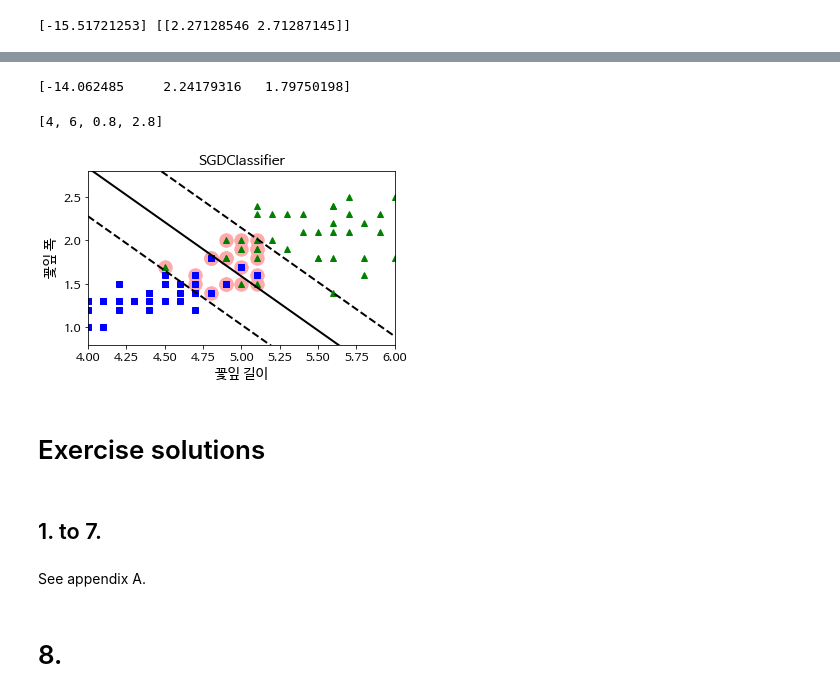
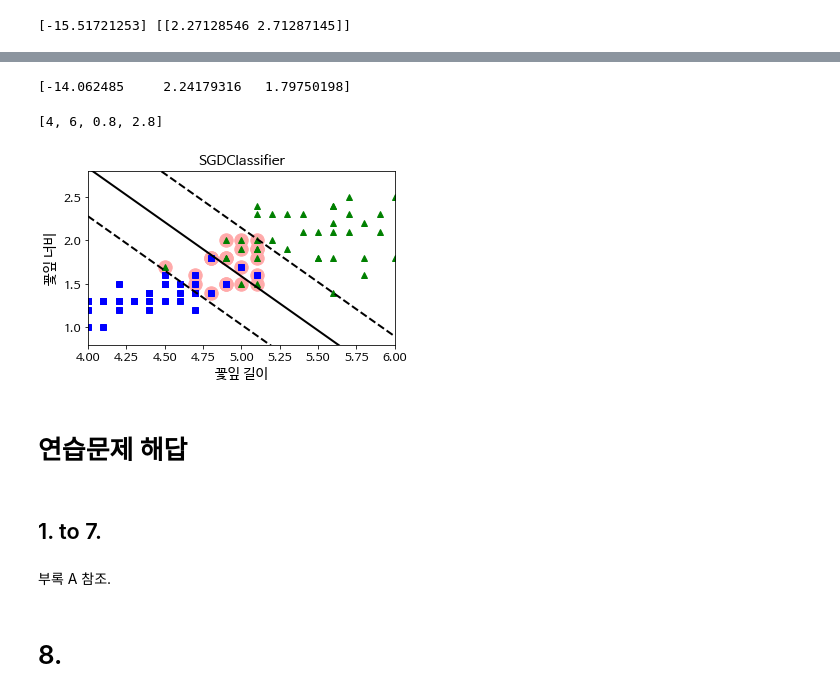
Before and after one commit to gocks8/deep_study, a Jupyter notebook: 05_support_vector_machines.ipynb, the cells around one changed output, grey strips where cells are left out. Cells and saved outputs as stored; diff of their text form; code cells hidden in the pictures.

```diff
--- a/05_support_vector_machines.ipynb
+++ b/05_support_vector_machines.ipynb
@@ -900,36 +898,36 @@ plt.axis([4, 6, 0.8, 2.8])
 # %%
 from sklearn.linear_model import SGDClassifier
 
 sgd_clf = SGDClassifier(loss="hinge", alpha = 0.017, max_iter = 50, random_state=42)
 sgd_clf.fit(X, y.ravel())
 
 m = len(X)
 t = y * 2 - 1  # -1 if t==0, +1 if t==1
-X_b = np.c_[np.ones((m, 1)), X]  # Add bias input x0=1
+X_b = np.c_[np.ones((m, 1)), X]  # 편향 x0=1을 추가
 X_b_t = X_b * t
 sgd_theta = np.r_[sgd_clf.intercept_[0], sgd_clf.coef_[0]]
 print(sgd_theta)
 support_vectors_idx = (X_b_t.dot(sgd_theta) < 1).ravel()
 sgd_clf.support_vectors_ = X[support_vectors_idx]
 sgd_clf.C = C
 
 plt.figure(figsize=(5.5,3.2))
 plt.plot(X[:, 0][yr==1], X[:, 1][yr==1], "g^")
 plt.plot(X[:, 0][yr==0], X[:, 1][yr==0], "bs")
 plot_svc_decision_boundary(sgd_clf, 4, 6)
 plt.xlabel("꽃잎 길이", fontsize=14)
-plt.ylabel("꽃잎 폭", fontsize=14)
+plt.ylabel("꽃잎 너비", fontsize=14)
 plt.title("SGDClassifier", fontsize=14)
 plt.axis([4, 6, 0.8, 2.8])
 # %% [output]
 [-14.062485     2.24179316   1.79750198]
 [4, 6, 0.8, 2.8]
-[figure, old version]
+[figure, new version]
-# %% [markdown]
-# Exercise solutions
+# %% [markdown]
+# 연습문제 해답
 # %% [markdown]
 ## 1. to 7.
-# %% [markdown]
-See appendix A.
+# %% [markdown]
+부록 A 참조.
 # %% [markdown]
 # 8.
```
Also changed, not shown: parts of 110 cells of this notebook, 14 other files.
